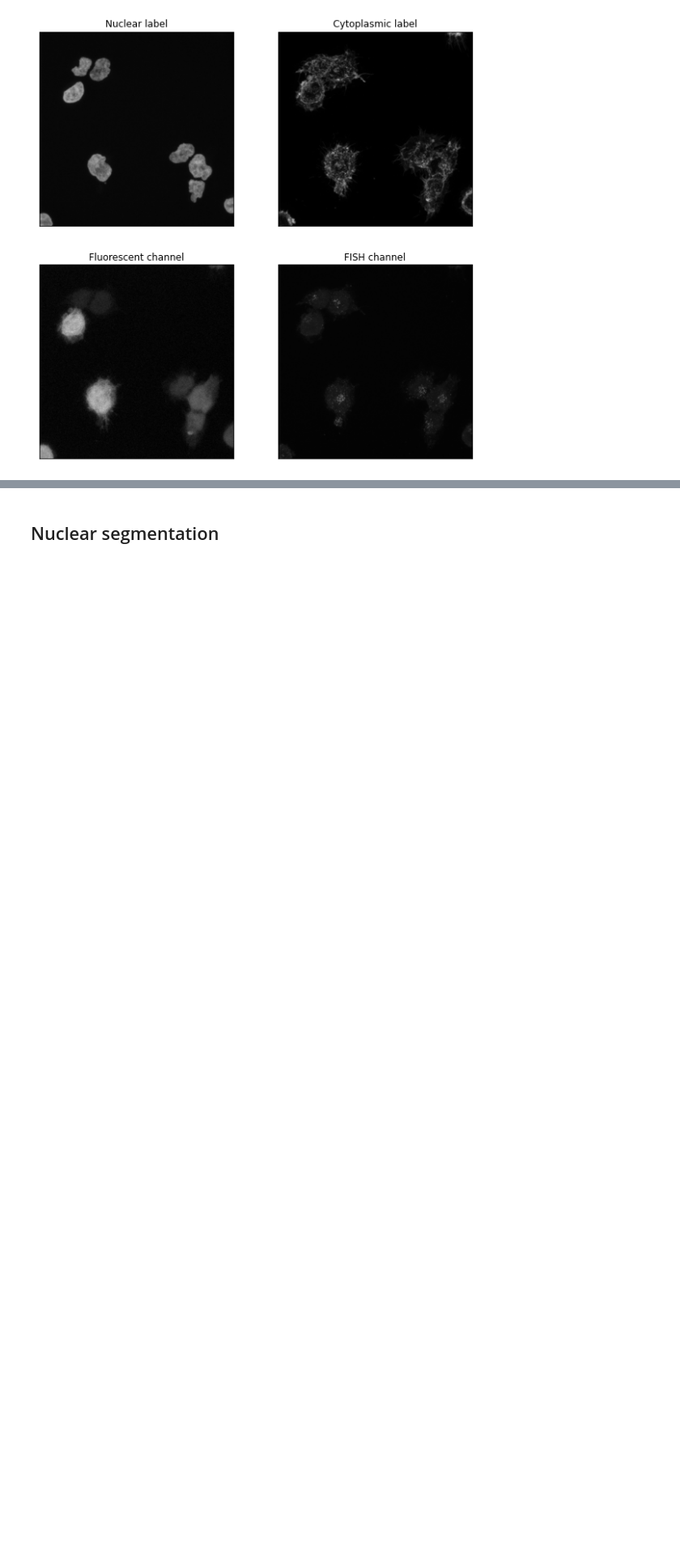
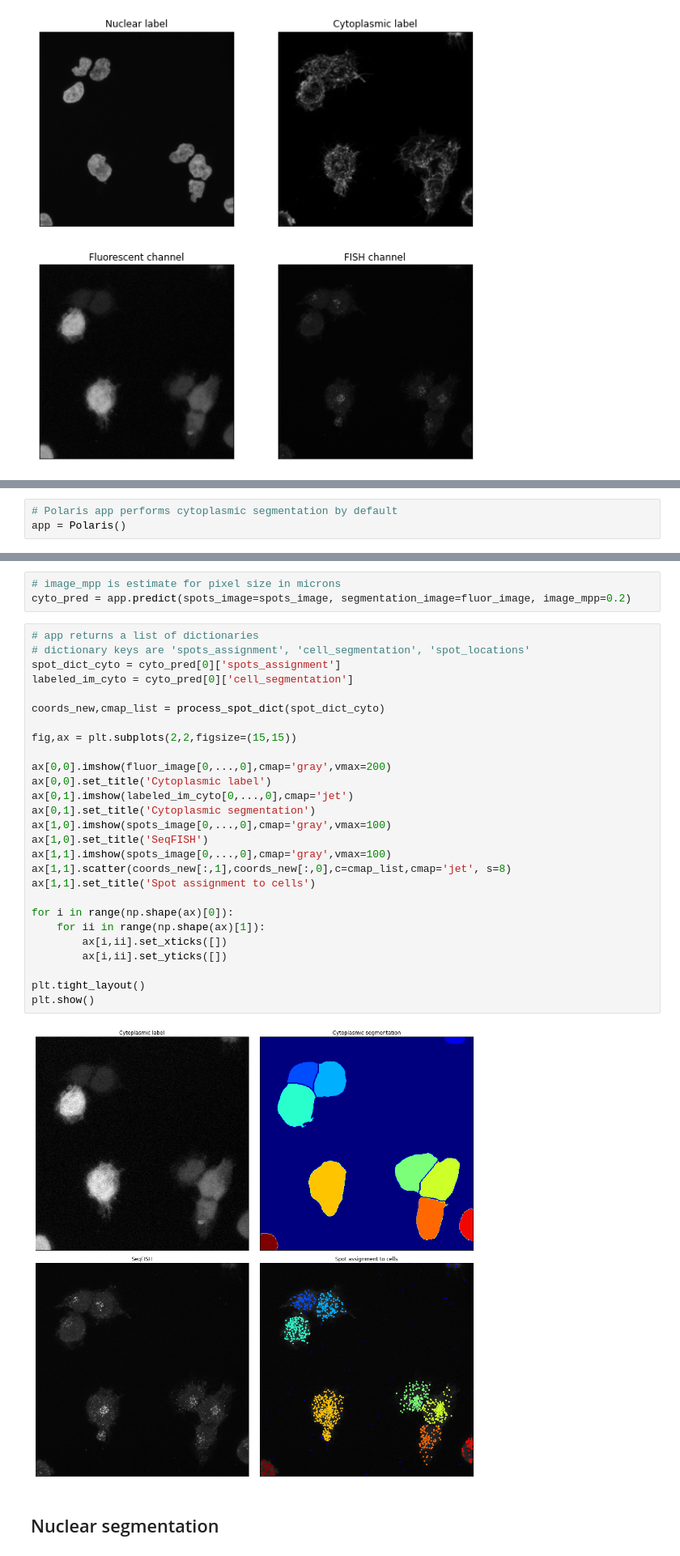
Before and after one commit to vanvalenlab/deepcell-spots, a Jupyter notebook: notebooks/Singleplex FISH Analysis.ipynb, the cells around one changed output, grey strips where cells are left out. Shown at 81% size. Saved outputs shown, nothing was run; the diff lists cells and outputs as text; blank space fills up the shorter version.

```diff
--- a/notebooks/Singleplex FISH Analysis.ipynb
+++ b/notebooks/Singleplex FISH Analysis.ipynb
@@ -83,0 +86,3 @@ plt.show()
+# %%
+# Polaris app performs cytoplasmic segmentation by default
+app = Polaris()
@@ -84,2 +91,34 @@ plt.show()
+# %%
+# image_mpp is estimate for pixel size in microns
+cyto_pred = app.predict(spots_image=spots_image, segmentation_image=fluor_image, image_mpp=0.2)
+# %%
+# app returns a list of dictionaries
+# dictionary keys are 'spots_assignment', 'cell_segmentation', 'spot_locations'
+spot_dict_cyto = cyto_pred[0]['spots_assignment']
+labeled_im_cyto = cyto_pred[0]['cell_segmentation']
+
+coords_new,cmap_list = process_spot_dict(spot_dict_cyto)
+
+fig,ax = plt.subplots(2,2,figsize=(15,15))
+
+ax[0,0].imshow(fluor_image[0,...,0],cmap='gray',vmax=200)
+ax[0,0].set_title('Cytoplasmic label')
+ax[0,1].imshow(labeled_im_cyto[0,...,0],cmap='jet')
+ax[0,1].set_title('Cytoplasmic segmentation')
+ax[1,0].imshow(spots_image[0,...,0],cmap='gray',vmax=100)
+ax[1,0].set_title('SeqFISH')
+ax[1,1].imshow(spots_image[0,...,0],cmap='gray',vmax=100)
+ax[1,1].scatter(coords_new[:,1],coords_new[:,0],c=cmap_list,cmap='jet', s=8)
+ax[1,1].set_title('Spot assignment to cells')
+
+for i in range(np.shape(ax)[0]):
+    for ii in range(np.shape(ax)[1]):
+        ax[i,ii].set_xticks([])
+        ax[i,ii].set_yticks([])
+
+plt.tight_layout()
+plt.show()
+# %% [output]
+[figure, added]
 # %% [markdown]
 ## Nuclear segmentation
```
Also changed, not shown: parts of 24 cells of this notebook, 11 other files.
